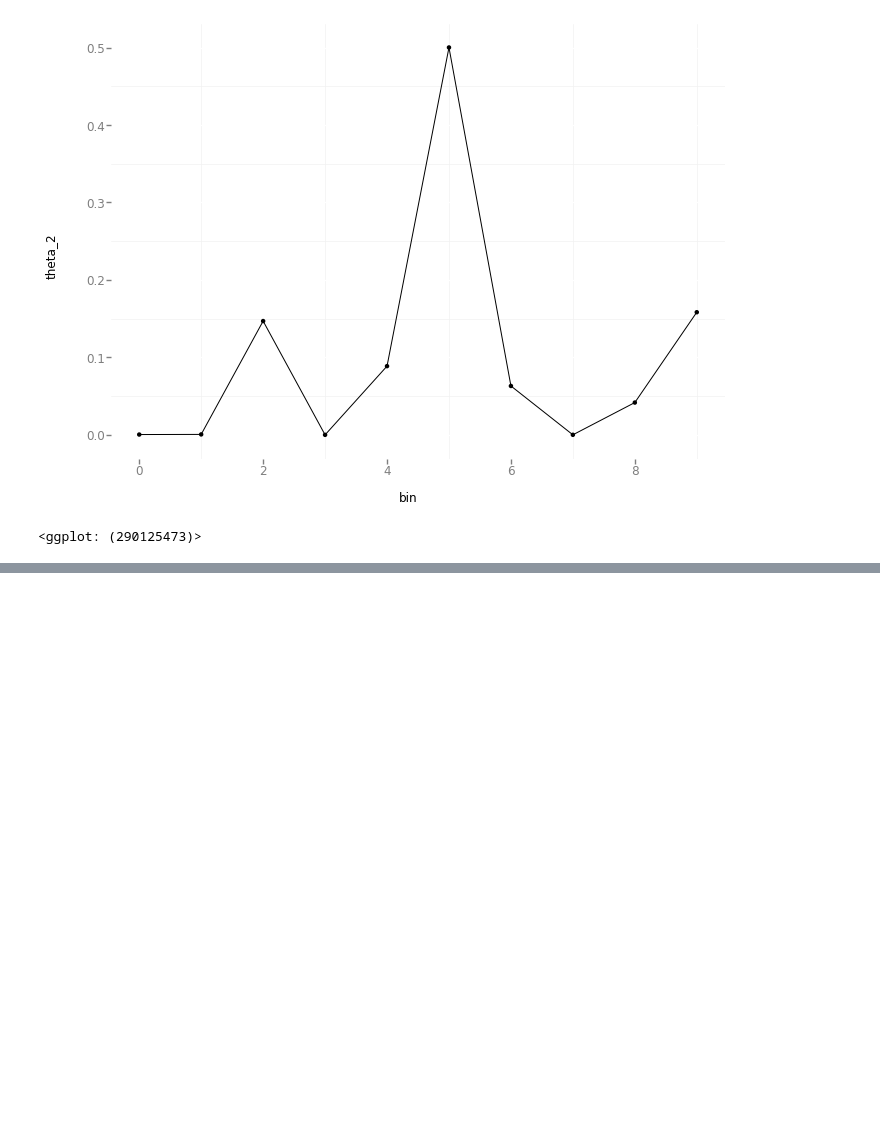
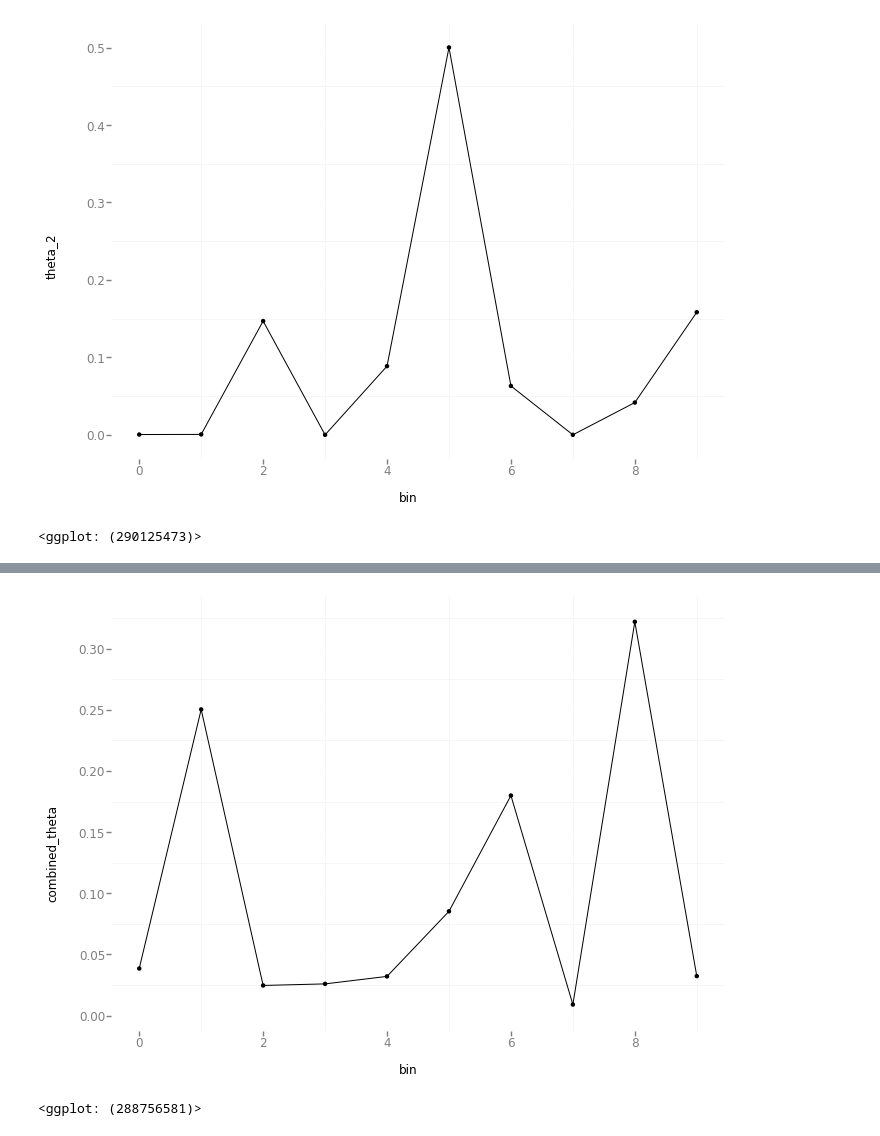
Before and after one commit to agladstein/random_plotting, a Jupyter notebook: combine_probabilites.ipynb, the cells around one changed output, grey strips where cells are left out. Drawn from its saved outputs; the diff is of its cells as text; code cells hidden in the pictures; blank space fills up the shorter version.

Commit message:
combine chromosome densities

```diff
--- a/combine_probabilites.ipynb
+++ b/combine_probabilites.ipynb
@@ -104,0 +111,12 @@ for chrom in range(3):
+# %%
+lengths = [300, 200, 100]
+
+posterior_weight_df = pd.DataFrame()
+for chrom in range(3):
+    posterior_weight_df['theta_'+str(chrom)+'_weight'] = posterior_df['theta_'+str(chrom)] * lengths[chrom]
+
+posterior_weight_df['sum'] = posterior_weight_df.sum(axis = 1)
+total = posterior_weight_df['sum'].sum()
+posterior_weight_df['combined_theta'] = posterior_weight_df['sum'] / total
+posterior_weight_df['bin'] = posterior_weight_df.index
+posterior_weight_df.head()
@@ -104,0 +130,9 @@ for chrom in range(3):
+# %%
+plot = ggplot(aes(x = 'bin', y = 'combined_theta'), data = posterior_weight_df) + \
+    geom_point() + \
+    geom_line() + \
+    theme_bw()
+print(plot)
+# %% [output]
+[figure, added]
+<ggplot: (288756581)>
```
Also changed, not shown: parts of 3 cells of this notebook.
